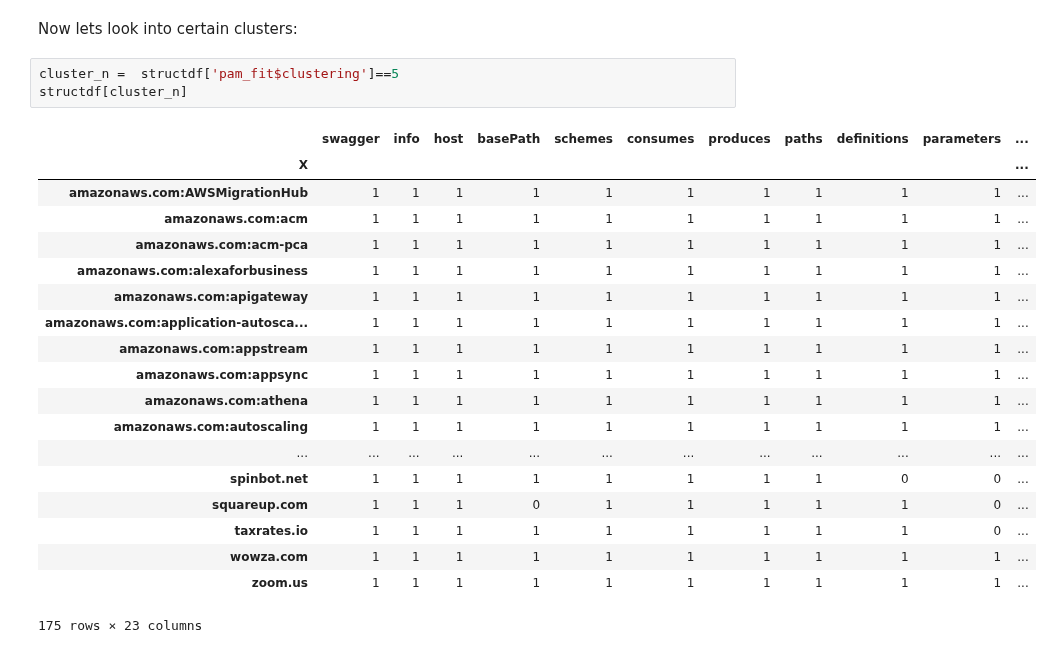
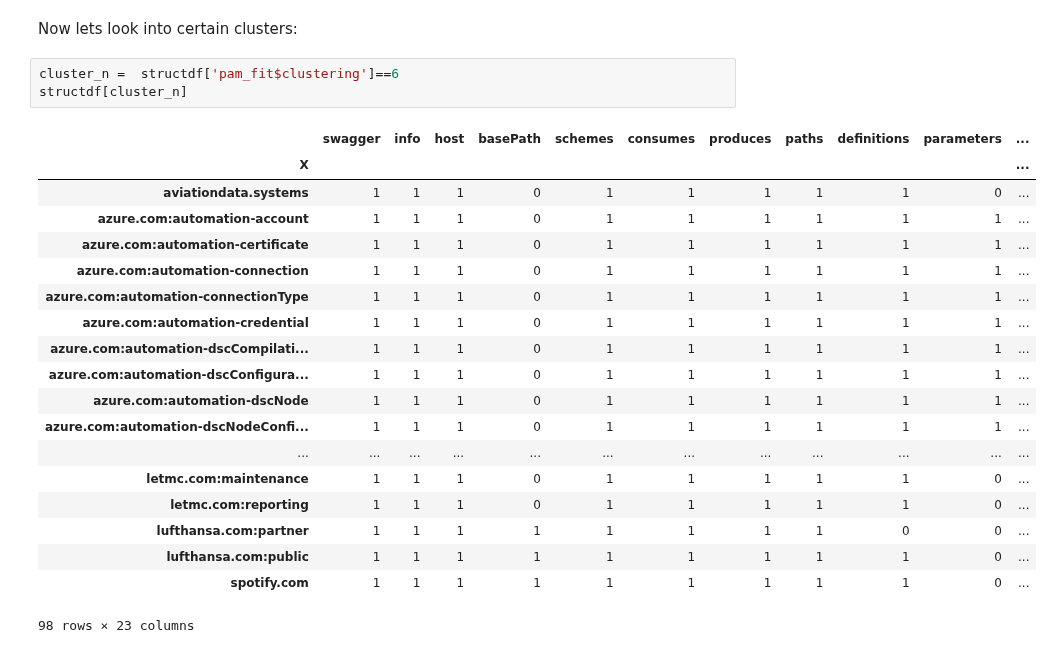
Before and after one commit to pmanlukas/thesisdata, a Jupyter notebook: Analyse Cluster.ipynb, the cells around one changed output. Cells and saved outputs as stored; diff of their text form.

```diff
--- a/Analyse Cluster.ipynb
+++ b/Analyse Cluster.ipynb
@@ -552,25 +669,25 @@ len_df
 # %% [markdown]
 Now lets look into certain clusters:
 # %%
-cluster_n =  structdf['pam_fit$clustering']==5
+cluster_n =  structdf['pam_fit$clustering']==6
 structdf[cluster_n]
 # %% [output]
 |  | swagger | info | host | basePath | schemes | consumes | produces | paths | definitions | parameters | ... |
 | X |  |  |  |  |  |  |  |  |  |  | ... |
-| amazonaws.com:AWSMigrationHub | 1 | 1 | 1 | 1 | 1 | 1 | 1 | 1 | 1 | 1 | ... |
-| amazonaws.com:acm | 1 | 1 | 1 | 1 | 1 | 1 | 1 | 1 | 1 | 1 | ... |
-| amazonaws.com:acm-pca | 1 | 1 | 1 | 1 | 1 | 1 | 1 | 1 | 1 | 1 | ... |
-| amazonaws.com:alexaforbusiness | 1 | 1 | 1 | 1 | 1 | 1 | 1 | 1 | 1 | 1 | ... |
-| amazonaws.com:apigateway | 1 | 1 | 1 | 1 | 1 | 1 | 1 | 1 | 1 | 1 | ... |
-| amazonaws.com:application-autosca... | 1 | 1 | 1 | 1 | 1 | 1 | 1 | 1 | 1 | 1 | ... |
-| amazonaws.com:appstream | 1 | 1 | 1 | 1 | 1 | 1 | 1 | 1 | 1 | 1 | ... |
-| amazonaws.com:appsync | 1 | 1 | 1 | 1 | 1 | 1 | 1 | 1 | 1 | 1 | ... |
-| amazonaws.com:athena | 1 | 1 | 1 | 1 | 1 | 1 | 1 | 1 | 1 | 1 | ... |
-| amazonaws.com:autoscaling | 1 | 1 | 1 | 1 | 1 | 1 | 1 | 1 | 1 | 1 | ... |
+| aviationdata.systems | 1 | 1 | 1 | 0 | 1 | 1 | 1 | 1 | 1 | 0 | ... |
+| azure.com:automation-account | 1 | 1 | 1 | 0 | 1 | 1 | 1 | 1 | 1 | 1 | ... |
+| azure.com:automation-certificate | 1 | 1 | 1 | 0 | 1 | 1 | 1 | 1 | 1 | 1 | ... |
+| azure.com:automation-connection | 1 | 1 | 1 | 0 | 1 | 1 | 1 | 1 | 1 | 1 | ... |
+| azure.com:automation-connectionType | 1 | 1 | 1 | 0 | 1 | 1 | 1 | 1 | 1 | 1 | ... |
+| azure.com:automation-credential | 1 | 1 | 1 | 0 | 1 | 1 | 1 | 1 | 1 | 1 | ... |
+| azure.com:automation-dscCompilati... | 1 | 1 | 1 | 0 | 1 | 1 | 1 | 1 | 1 | 1 | ... |
+| azure.com:automation-dscConfigura... | 1 | 1 | 1 | 0 | 1 | 1 | 1 | 1 | 1 | 1 | ... |
+| azure.com:automation-dscNode | 1 | 1 | 1 | 0 | 1 | 1 | 1 | 1 | 1 | 1 | ... |
+| azure.com:automation-dscNodeConfi... | 1 | 1 | 1 | 0 | 1 | 1 | 1 | 1 | 1 | 1 | ... |
 | ... | ... | ... | ... | ... | ... | ... | ... | ... | ... | ... | ... |
-| spinbot.net | 1 | 1 | 1 | 1 | 1 | 1 | 1 | 1 | 0 | 0 | ... |
-| squareup.com | 1 | 1 | 1 | 0 | 1 | 1 | 1 | 1 | 1 | 0 | ... |
-| taxrates.io | 1 | 1 | 1 | 1 | 1 | 1 | 1 | 1 | 1 | 0 | ... |
-| wowza.com | 1 | 1 | 1 | 1 | 1 | 1 | 1 | 1 | 1 | 1 | ... |
-| zoom.us | 1 | 1 | 1 | 1 | 1 | 1 | 1 | 1 | 1 | 1 | ... |
+| letmc.com:maintenance | 1 | 1 | 1 | 0 | 1 | 1 | 1 | 1 | 1 | 0 | ... |
+| letmc.com:reporting | 1 | 1 | 1 | 0 | 1 | 1 | 1 | 1 | 1 | 0 | ... |
+| lufthansa.com:partner | 1 | 1 | 1 | 1 | 1 | 1 | 1 | 1 | 0 | 0 | ... |
+| lufthansa.com:public | 1 | 1 | 1 | 1 | 1 | 1 | 1 | 1 | 1 | 0 | ... |
+| spotify.com | 1 | 1 | 1 | 1 | 1 | 1 | 1 | 1 | 1 | 0 | ... |
-175 rows × 23 columns
+98 rows × 23 columns
```
Also changed, not shown: parts of 13 cells of this notebook, 10 other files.
